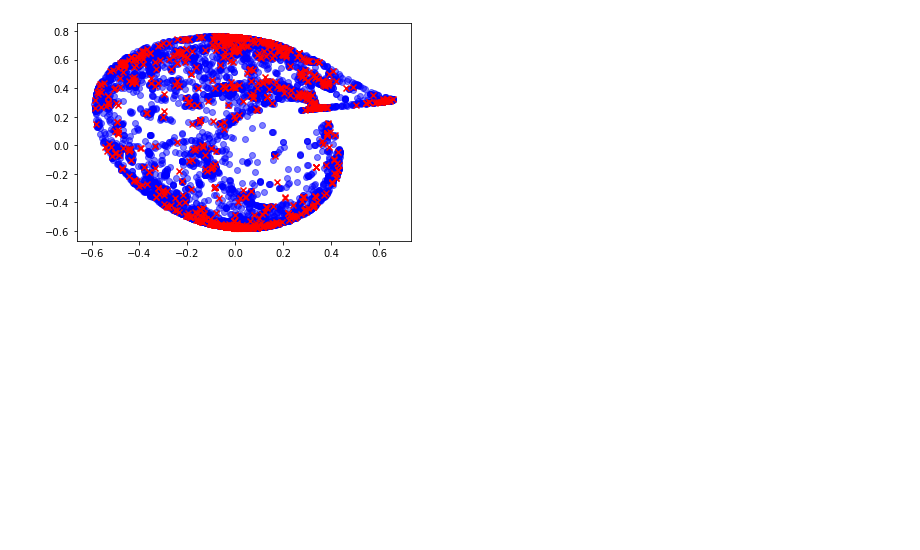
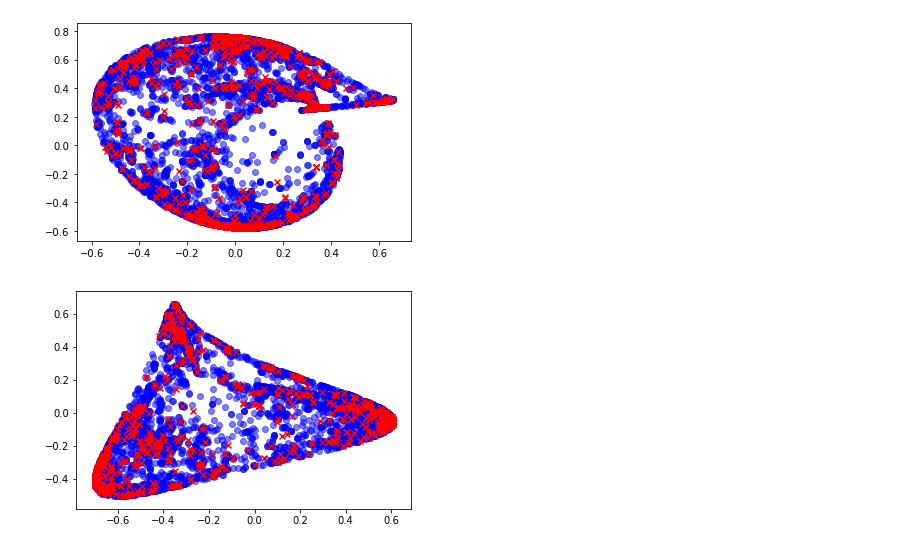
Before and after one commit to kalialeksiev/adversarial-ml, a Jupyter notebook: notebooks/Dataset visualisation.ipynb, the cells around one changed output. Drawn from its saved outputs; the diff is of its cells as text; code cells hidden in the pictures; blank space fills up the shorter version.

Commit message:
Added the cleaned data position PCA to the visualisation notebook.

```diff
--- a/notebooks/Dataset visualisation.ipynb
+++ b/notebooks/Dataset visualisation.ipynb
@@ -62,3 +64,18 @@ plt.scatter(xtransformed[N:].T[1], xtransformed[N:].T[0],
 plt.show()
 # %% [output]
 [figure]
+# %%
+cleaned_data_file = "../data/clean.pkl"  # set this accordingly
+
+clean_data = pd.read_pickle(cleaned_data_file)
+# %%
+clean_db_failed = clean_data[clean_data['isfailed'] == 1]
+clean_db_notfailed = clean_data[clean_data['isfailed'] == 0]
+# %%
+plt.scatter(clean_db_notfailed['pos1'].to_numpy(), clean_db_notfailed['pos2'].to_numpy(),
+            marker='o', alpha=0.5, color='blue')
+plt.scatter(clean_db_failed['pos1'].to_numpy(), clean_db_failed['pos2'].to_numpy(),
+            marker='x', alpha=1.0, color='red')
+plt.show()
+# %% [output]
+[figure, added]
```
Also changed, not shown: parts of 1 cell of this notebook.
